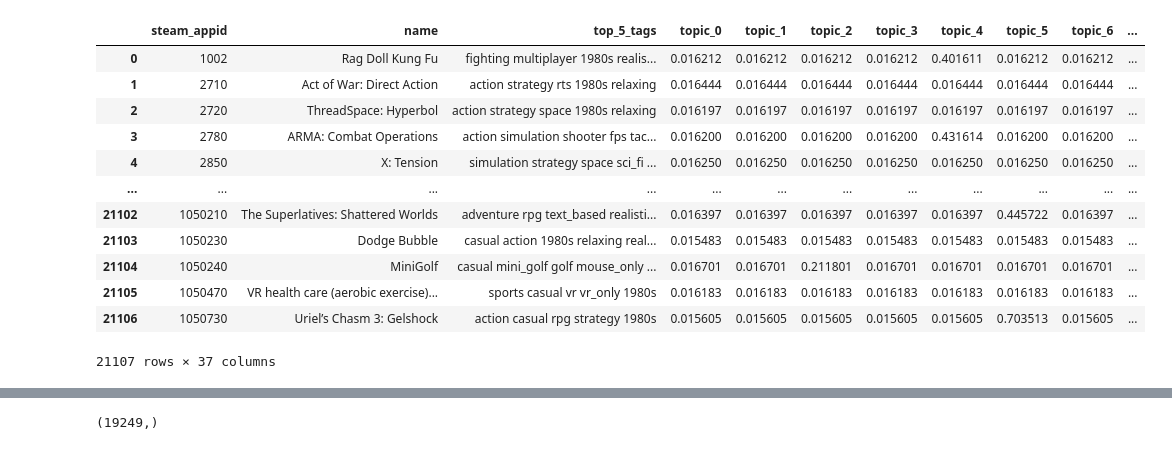
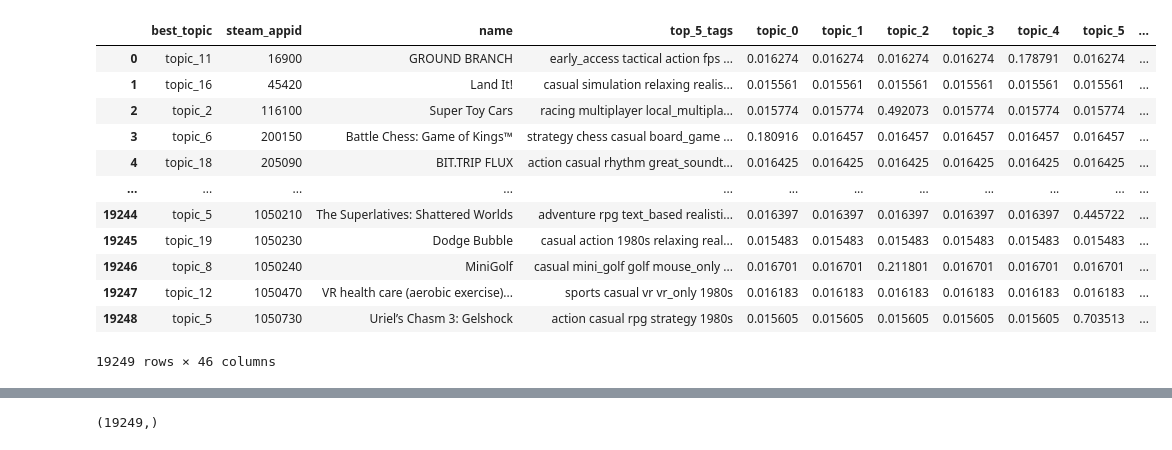
Before and after one commit to Rvanelven/steamator, a Jupyter notebook: notebooks/Test_final.ipynb, the cells around one changed output, grey strips where cells are left out. Drawn from its saved outputs; the diff is of its cells as text; code cells hidden in the pictures.

```diff
--- a/notebooks/Test_final.ipynb
+++ b/notebooks/Test_final.ipynb
@@ -28,19 +29,19 @@ import re
 pd.set_option('display.max_rows', 500)
 pd.set_option('display.max_columns', 50)
 # %%
-data = pd.read_csv('../raw_data/data_final_indé_medium_qui_marche.csv')
+data = pd.read_csv('../raw_data/data_final_indé_medium2.csv')
 data
 # %% [output]
-|  | steam_appid | name | top_5_tags | topic_0 | topic_1 | topic_2 | topic_3 | topic_4 | topic_5 | topic_6 | ... |
-| 0 | 1002 | Rag Doll Kung Fu | fighting multiplayer 1980s realis... | 0.016212 | 0.016212 | 0.016212 | 0.016212 | 0.401611 | 0.016212 | 0.016212 | ... |
-| 1 | 2710 | Act of War: Direct Action | action strategy rts 1980s relaxing | 0.016444 | 0.016444 | 0.016444 | 0.016444 | 0.016444 | 0.016444 | 0.016444 | ... |
-| 2 | 2720 | ThreadSpace: Hyperbol | action strategy space 1980s relaxing | 0.016197 | 0.016197 | 0.016197 | 0.016197 | 0.016197 | 0.016197 | 0.016197 | ... |
-| 3 | 2780 | ARMA: Combat Operations | action simulation shooter fps tac... | 0.016200 | 0.016200 | 0.016200 | 0.016200 | 0.431614 | 0.016200 | 0.016200 | ... |
-| 4 | 2850 | X: Tension | simulation strategy space sci_fi ... | 0.016250 | 0.016250 | 0.016250 | 0.016250 | 0.016250 | 0.016250 | 0.016250 | ... |
+|  | best_topic | steam_appid | name | top_5_tags | topic_0 | topic_1 | topic_2 | topic_3 | topic_4 | topic_5 | ... |
+| 0 | topic_11 | 16900 | GROUND BRANCH | early_access tactical action fps ... | 0.016274 | 0.016274 | 0.016274 | 0.016274 | 0.178791 | 0.016274 | ... |
+| 1 | topic_16 | 45420 | Land It! | casual simulation relaxing realis... | 0.015561 | 0.015561 | 0.015561 | 0.015561 | 0.015561 | 0.015561 | ... |
+| 2 | topic_2 | 116100 | Super Toy Cars | racing multiplayer local_multipla... | 0.015774 | 0.015774 | 0.492073 | 0.015774 | 0.015774 | 0.015774 | ... |
+| 3 | topic_6 | 200150 | Battle Chess: Game of Kings™ | strategy chess casual board_game ... | 0.180916 | 0.016457 | 0.016457 | 0.016457 | 0.016457 | 0.016457 | ... |
+| 4 | topic_18 | 205090 | BIT.TRIP FLUX | action casual rhythm great_soundt... | 0.016425 | 0.016425 | 0.016425 | 0.016425 | 0.016425 | 0.016425 | ... |
 | ... | ... | ... | ... | ... | ... | ... | ... | ... | ... | ... | ... |
-| 21102 | 1050210 | The Superlatives: Shattered Worlds | adventure rpg text_based realisti... | 0.016397 | 0.016397 | 0.016397 | 0.016397 | 0.016397 | 0.445722 | 0.016397 | ... |
-| 21103 | 1050230 | Dodge Bubble | casual action 1980s relaxing real... | 0.015483 | 0.015483 | 0.015483 | 0.015483 | 0.015483 | 0.015483 | 0.015483 | ... |
-| 21104 | 1050240 | MiniGolf | casual mini_golf golf mouse_only ... | 0.016701 | 0.016701 | 0.211801 | 0.016701 | 0.016701 | 0.016701 | 0.016701 | ... |
-| 21105 | 1050470 | VR health care (aerobic exercise)... | sports casual vr vr_only 1980s | 0.016183 | 0.016183 | 0.016183 | 0.016183 | 0.016183 | 0.016183 | 0.016183 | ... |
-| 21106 | 1050730 | Uriel’s Chasm 3: Gelshock | action casual rpg strategy 1980s | 0.015605 | 0.015605 | 0.015605 | 0.015605 | 0.015605 | 0.703513 | 0.015605 | ... |
+| 19244 | topic_5 | 1050210 | The Superlatives: Shattered Worlds | adventure rpg text_based realisti... | 0.016397 | 0.016397 | 0.016397 | 0.016397 | 0.016397 | 0.445722 | ... |
+| 19245 | topic_19 | 1050230 | Dodge Bubble | casual action 1980s relaxing real... | 0.015483 | 0.015483 | 0.015483 | 0.015483 | 0.015483 | 0.015483 | ... |
+| 19246 | topic_8 | 1050240 | MiniGolf | casual mini_golf golf mouse_only ... | 0.016701 | 0.016701 | 0.211801 | 0.016701 | 0.016701 | 0.016701 | ... |
+| 19247 | topic_12 | 1050470 | VR health care (aerobic exercise)... | sports casual vr vr_only 1980s | 0.016183 | 0.016183 | 0.016183 | 0.016183 | 0.016183 | 0.016183 | ... |
+| 19248 | topic_5 | 1050730 | Uriel’s Chasm 3: Gelshock | action casual rpg strategy 1980s | 0.015605 | 0.015605 | 0.015605 | 0.015605 | 0.015605 | 0.703513 | ... |
-21107 rows × 37 columns
+19249 rows × 46 columns
```
Also changed, not shown: parts of 27 cells of this notebook, 5 other files.
